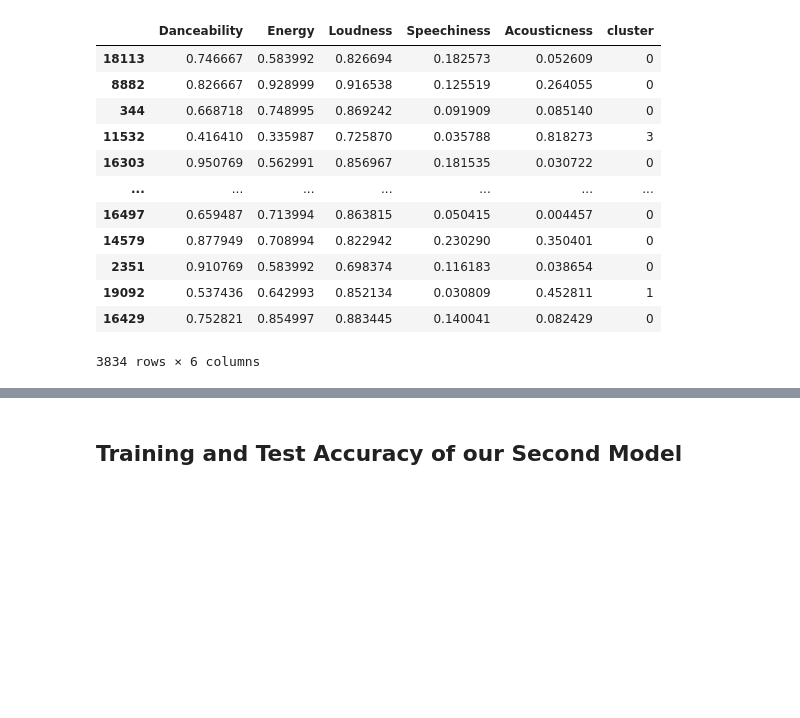
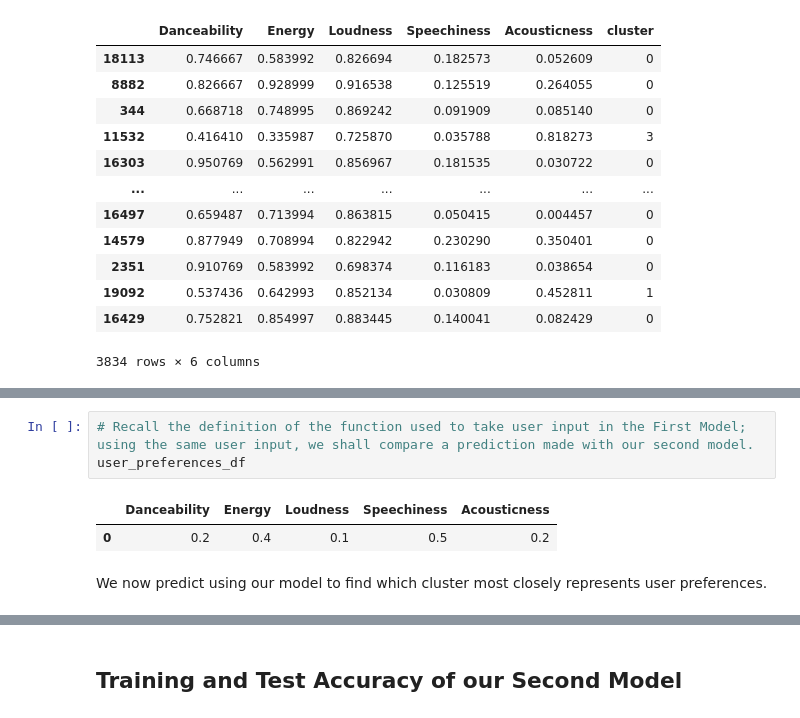
Before and after one commit to 2s2e/cse151a-project, a Jupyter notebook: Milestone_4 (1).ipynb, the cells around one changed output, grey strips where cells are left out. Cells and saved outputs as stored; diff of their text form; blank space fills up the shorter version.

```diff
--- a/Milestone_4 (1).ipynb
+++ b/Milestone_4 (1).ipynb
@@ -953,0 +982,8 @@ X_test
+# %%
+# Recall the definition of the function used to take user input in the First Model; using the same user input, we shall compare a prediction made with our second model.
+user_preferences_df
+# %% [output]
+|  | Danceability | Energy | Loudness | Speechiness | Acousticness |
+| 0 | 0.2 | 0.4 | 0.1 | 0.5 | 0.2 |
+# %% [markdown]
+We now predict using our model to find which cluster most closely represents user preferences.
```
Also changed, not shown: parts of 13 cells of this notebook.
